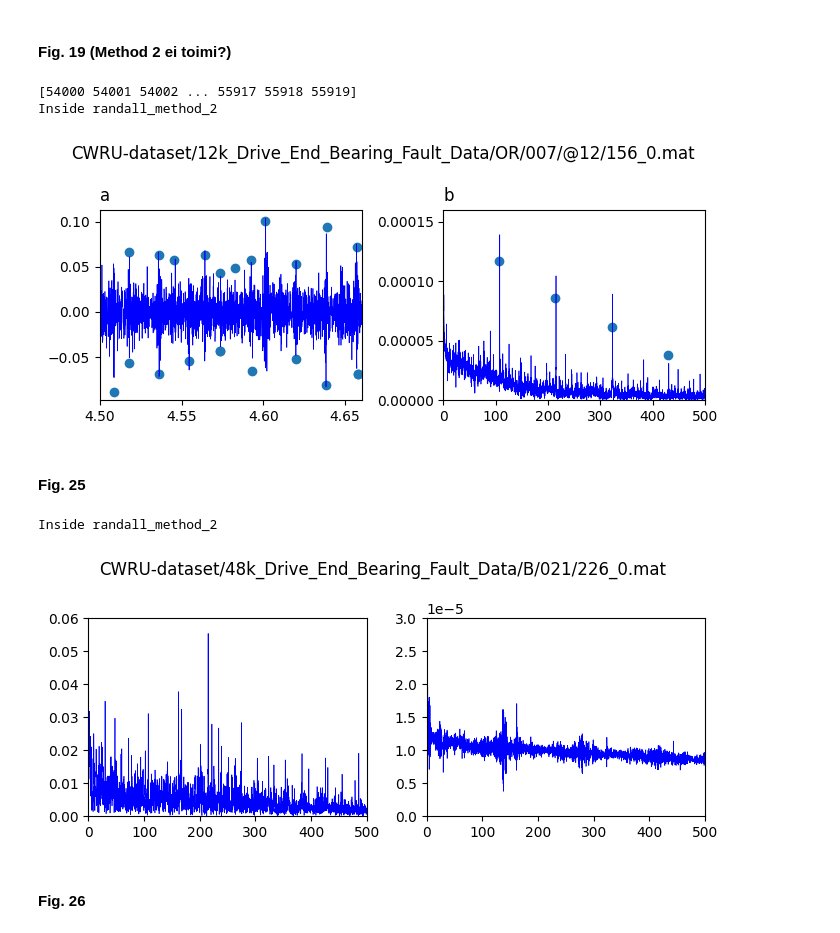
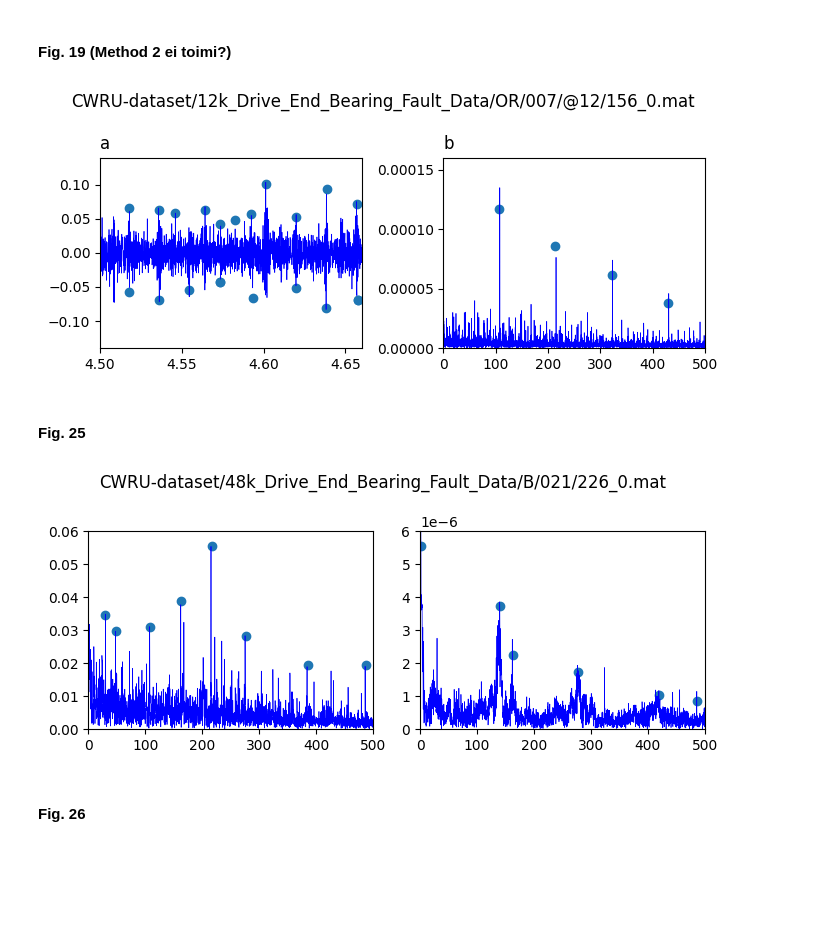
Before and after one commit to Aalto-Arotor/openConMo, a Jupyter notebook: src/randall_examples.ipynb, the cells around one changed output. Cells and saved outputs as stored; diff of their text form; code cells hidden in the pictures; blank space fills up the shorter version.

```diff
--- a/src/randall_examples.ipynb
+++ b/src/randall_examples.ipynb
@@ -341,32 +349,48 @@ mat_files = glob.glob("CWRU-dataset/**/*156*.mat", recursive=True)
 
 # Exctract DE signal
 signal, _, _, rpm = du.extract_signals(mat_files[0], normal=False)
+time = np.linspace(0, len(signal)/fs, len(signal))
 
-# num_samples = int(fs*10)
-# signal = signal[:num_samples]
-time = np.linspace(0,len(signal)/fs,len(signal))
+t,s = randall_method_2(signal,fs)
+s_mid = s[2000:-2000]
 
-mask = np.argwhere((4.5 < time) & (time < 4.66))[:,0]
-print(mask)
-t,s = randall_method_2(signal,fs)
-s = s
-sq_env_f, sq_env = randall_method_1(s, fs)
+# sq_env_f, sq_env = randall_method_1(s, fs)
+analytic_signal = scipy.signal.hilbert(s_mid)
+envelope = np.abs(analytic_signal)
+squared_envelope = envelope ** 2
+
+def oneside_fft(x, fs):
+    # calculate DFT
+    n = len(x)
+    freqs = np.fft.fftfreq(n, d=1/fs)
+    fft_values = np.fft.fft(x)
+
+    # scale
+    fft_values = fft_values[:n // 2] / n
+    fft_values[1:] *= 2
+
+    return freqs[:n // 2], np.abs(fft_values)
+
+
+
+sq_env_f, sq_env = oneside_fft(squared_envelope, fs)
+
 
 fig, (ax1, ax2) = plt.subplots(1, 2, figsize=(7, 3))
-ax1.plot(time[mask], s[mask], c="b", linewidth=0.5)
+ax1.plot(t, s, c="b", linewidth=0.5)
 
 
 ax1.set_xlim(4.5, 4.66)
-#ax1.set_ylim(-0.11, 0.11)
+ax1.set_ylim(-0.14, 0.14)
 ax1.set_title("a", loc="left")
 
-ax2.plot(sq_env_f, sq_env/2 , c="b", linewidth=0.5)
+ax2.plot(sq_env_f, sq_env/2, c="b", linewidth=0.5)
 ax2.set_xlim(0, 500)
 ax2.set_ylim(0, 1.6e-4)
 ax2.set_title("b", loc="left")
 
-x = [4.50849582172702, 4.60125348189415, 4.536211699164345, 4.517827298050139, 4.564066852367688, 4.545543175487465, 4.582729805013927, 4.573676880222841, 4.5926183844011135, 4.619916434540389, 4.657242339832869, 4.638300835654595, 4.638857938718663, 4.657660167130919, 4.657660167130919, 4.593314763231198, 4.620055710306406, 4.536211699164345, 4.517966573816156, 4.554596100278551, 4.573676880222841, 4.573676880222841]
-y = [-0.08824531516183987, 0.1005962521294719, 0.0632879045996593, 0.06584327086882455, 0.06277683134582623, 0.05792163543441228, 0.04846678023850087, 0.04284497444633731, 0.0571550255536627, 0.052810902896081785, 0.07197614991482112, -0.08083475298126065, 0.09420783645655878, -0.06882453151618399, -0.06882453151618399, -0.06575809199318569, -0.05221465076660988, -0.06908006814310051, -0.05706984667802385, -0.05477001703577513, -0.042759795570698464, -0.042759795570698464]
+x = [4.60125348189415, 4.536211699164345, 4.517827298050139, 4.564066852367688, 4.545543175487465, 4.582729805013927, 4.573676880222841, 4.5926183844011135, 4.619916434540389, 4.657242339832869, 4.638300835654595, 4.638857938718663, 4.657660167130919, 4.657660167130919, 4.593314763231198, 4.620055710306406, 4.536211699164345, 4.517966573816156, 4.554596100278551, 4.573676880222841, 4.573676880222841]
+y = [0.1005962521294719, 0.0632879045996593, 0.06584327086882455, 0.06277683134582623, 0.05792163543441228, 0.04846678023850087, 0.04284497444633731, 0.0571550255536627, 0.052810902896081785, 0.07197614991482112, -0.08083475298126065, 0.09420783645655878, -0.06882453151618399, -0.06882453151618399, -0.06575809199318569, -0.05221465076660988, -0.06908006814310051, -0.05706984667802385, -0.05477001703577513, -0.042759795570698464, -0.042759795570698464]
 ax1.scatter(x,y)
 
 x = [323.125, 430, 106.25, 214.21529134114584]
@@ -377,48 +401,54 @@ fig.suptitle(mat_files[0])
 plt.tight_layout()
 plt.show()
 # %% [output]
-[54000 54001 54002 ... 55917 55918 55919]
-Inside randall_method_2
-[figure, old version]
+[figure, new version]
 # %% [markdown]
 #### Fig. 25
 # %%
 '''
 Fig. 25. Record 226DE (48k, 0.021 in. drive end ball fault, 1797 rpm). (a) Envelope spectrum from Method 1 (raw signal); N1 diagnosis. (b) Envelope
 spectrum from Method 2 (prewhitening); P1 diagnosis.
 '''
 
 fs = 48e3
 mat_files = glob.glob("CWRU-dataset/**/*226*.mat", recursive=True)
 
 # Extract DE signal
 signal, _, _, rpm = du.extract_signals(mat_files[0], normal=False)
 
 sq_env_f, sq_env = randall_method_1(signal, fs)
 
 fig, (ax1, ax2) = plt.subplots(1, 2, figsize=(7, 3))
 
-ax1.plot(sq_env_f, sq_env, c="b", linewidth=0.5)
+ax1.plot(sq_env_f, sq_env , c="b", linewidth=0.5)
 
 t, s = randall_method_2(signal,fs)
-mask = np.argwhere((4.5 < t) & (t < 4.66))[:,0]
-sq_env_f2, sq_env2 = randall_method_1(s, fs)
+s_mid = s[3000:-3000]
+sq_env_f2, sq_env2 = randall_method_1(s_mid, fs)
 
-ax2.plot(sq_env_f2, sq_env2, c="b", linewidth=0.5)
+ax2.plot(sq_env_f2, sq_env2 / 2, c="b", linewidth=0.5)
 
+x = [2.5594149908592323, 140.036563071298, 162.3400365630713, 277.51371115173674, 419.3784277879342, 485.5575868372943]
+y = [0.0000055584415584415585, 0.000003738404452690167, 0.000002252319109461967, 0.0000017235621521335807, 0.0000010445269016697587, 8.441558441558441e-7]
+
+ax2.scatter(x,y)
+
+x = [29.20892494929006, 48.275862068965516, 108.72210953346855, 161.86612576064908, 216.22718052738335, 276.26774847870183, 385.80121703853956, 487.6267748478702]
+y = [0.03477227722772277, 0.02972277227722772, 0.03091089108910891, 0.03904950495049505, 0.055504950495049506, 0.028415841584158413, 0.019386138613861386, 0.019504950495049505]
+
+ax1.scatter(x,y)
 # Axis limits
 ax1.set_xlim(0, 500)
 ax1.set_ylim(0, 0.06)
 
 ax2.set_xlim(0, 500)
-ax2.set_ylim(0, 3e-5)
+ax2.set_ylim(0, 6e-6)
 
 fig.suptitle(mat_files[0])
 plt.tight_layout()
 plt.show()
 # %% [output]
-Inside randall_method_2
-[figure, old version]
+[figure, new version]
 # %% [markdown]
 #### Fig. 26
 # %%
```
Also changed, not shown: parts of 14 cells of this notebook, 3 other files.
